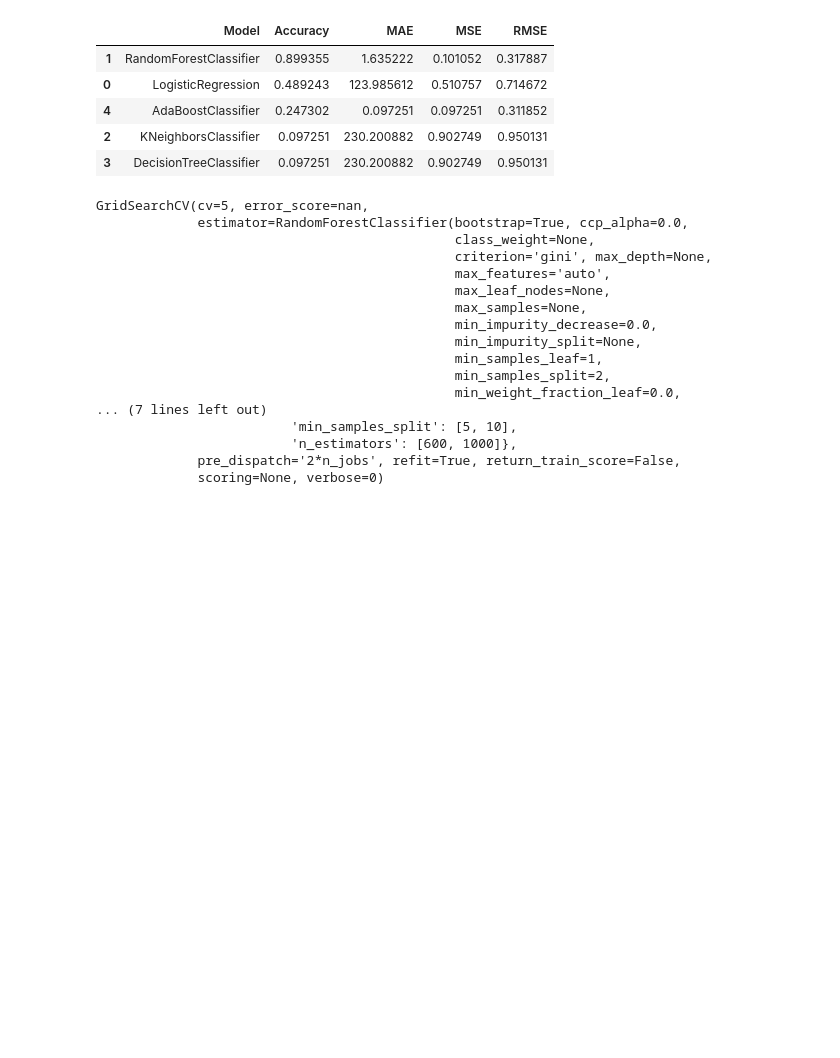
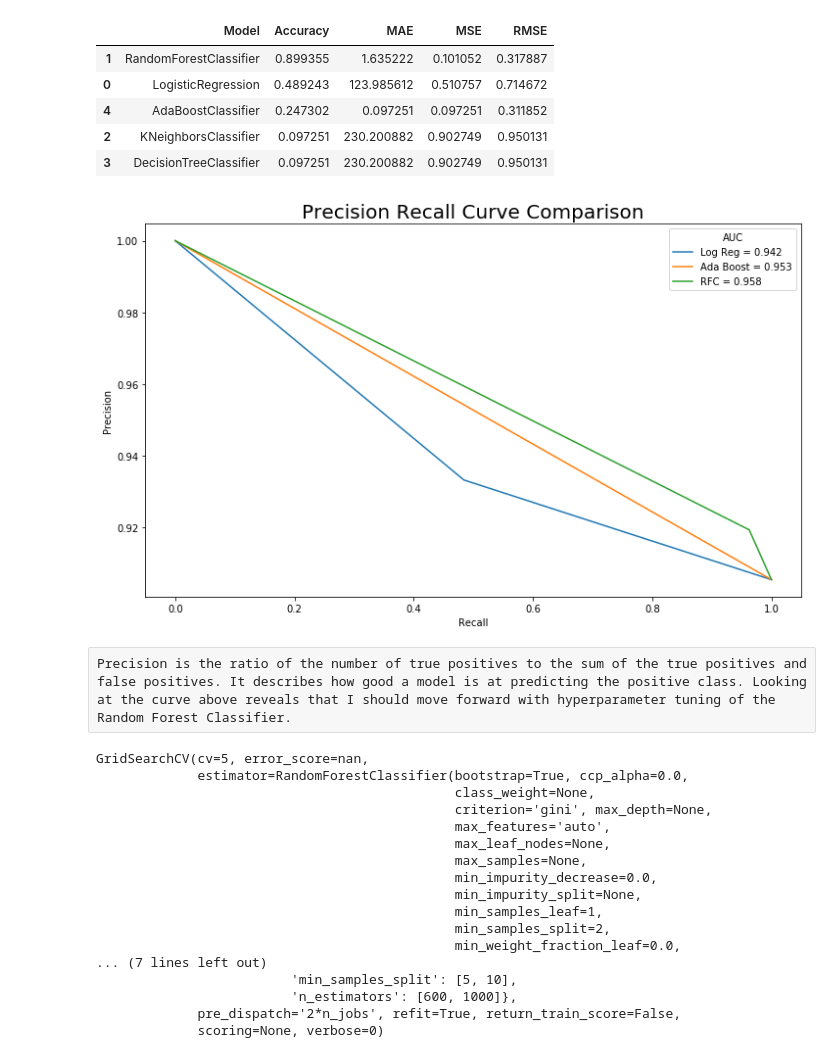
Before and after one commit to seguln36/Capstone-2, a Jupyter notebook: Machine Learning/Modeling.ipynb, the cells around one changed output. Cells and saved outputs as stored; diff of their text form; code cells hidden in the pictures; blank space fills up the shorter version.

```diff
--- a/Machine Learning/Modeling.ipynb
+++ b/Machine Learning/Modeling.ipynb
@@ -575,16 +636,16 @@ Mean cross validation train score: 0.8266760002540998
 # %%
 AB_Model = AdaBoostClassifier()
 AB_Model.fit(X_train, y_train)
-y_pred = AB_Model.predict(X_test)
-AB_Accuracy = accuracy_score(y_test, AB_Predict)
+AB_pred = AB_Model.predict(X_test)
+AB_Accuracy = accuracy_score(y_test, AB_pred)
 print("Accuracy: " + str(AB_Accuracy))
 
-AB_AUC = roc_auc_score(y_test, y_pred)
-print("AUC: " + str(KNN_AUC))
+AB_AUC = roc_auc_score(y_test, AB_pred)
+print("AUC: " + str(AB_AUC))
 
-AB_MAE = metrics.mean_absolute_error(y_test, y_pred)
-AB_MSE = metrics.mean_squared_error(y_test, y_pred)
-AB_RMSE = np.sqrt(metrics.mean_squared_error(y_test, y_pred))
+AB_MAE = metrics.mean_absolute_error(y_test, AB_pred)
+AB_MSE = metrics.mean_squared_error(y_test, AB_pred)
+AB_RMSE = np.sqrt(metrics.mean_squared_error(y_test, AB_pred))
 print('Mean Absolute Error:',AB_MAE)
 print('Mean Squared Error:', AB_MSE)
 print('Root Mean Squared Error:', AB_RMSE)
@@ -639,6 +700,36 @@ model_performance.sort_values(by = "Accuracy", ascending = False)
 | 4 | AdaBoostClassifier | 0.247302 | 0.097251 | 0.097251 | 0.311852 |
 | 2 | KNeighborsClassifier | 0.097251 | 230.200882 | 0.902749 | 0.950131 |
 | 3 | DecisionTreeClassifier | 0.097251 | 230.200882 | 0.902749 | 0.950131 |
+# %%
+from sklearn.metrics import auc, precision_recall_curve
+
+precisionAB, recallAB, thresholdsAB = precision_recall_curve(y_test, AB_pred)
+pr_aucAB = auc(recallAB, precisionAB)
+
+precisionlr, recalllr, thresholdslr \
+            = precision_recall_curve(y_test,
+                                     LR_pred)
+pr_auclr = auc(recalllr, precisionlr)
+
+precisionrfc, recallrfc, thresholdrfc = precision_recall_curve(y_test,
+                                                             RFC_pred)
+pr_aucrfc = auc(recallrfc, precisionrfc)
+# %%
+_ = plt.figure(figsize=(12,7))
+_ = plt.title('Precision Recall Curve Comparison', size=20)
+_ = plt.plot(recalllr, precisionlr, label = 'Log Reg = %0.3f' % pr_auclr)
+_ = plt.plot(recallAB, precisionAB, label = 'Ada Boost = %0.3f' % pr_aucAB)
+_ = plt.plot(recallrfc, precisionrfc, label = 'RFC = %0.3f' % pr_aucrfc)
+
+_ = plt.ylabel('Precision')
+_ = plt.xlabel('Recall')
+_ = plt.legend(title='AUC')
+plt.savefig('recall.png')
+_ = plt.show()
+# %% [output]
+[figure, added]
+# %% [raw]
+Precision is the ratio of the number of true positives to the sum of the true positives and false positives. It describes how good a model is at predicting the positive class. Looking at the curve above reveals that I should move forward with hyperparameter tuning of the Random Forest Classifier.
 # %%
 param_grid = {'bootstrap': [True],
  'max_depth': [10, 40],
```
Also changed, not shown: parts of 9 cells of this notebook.
